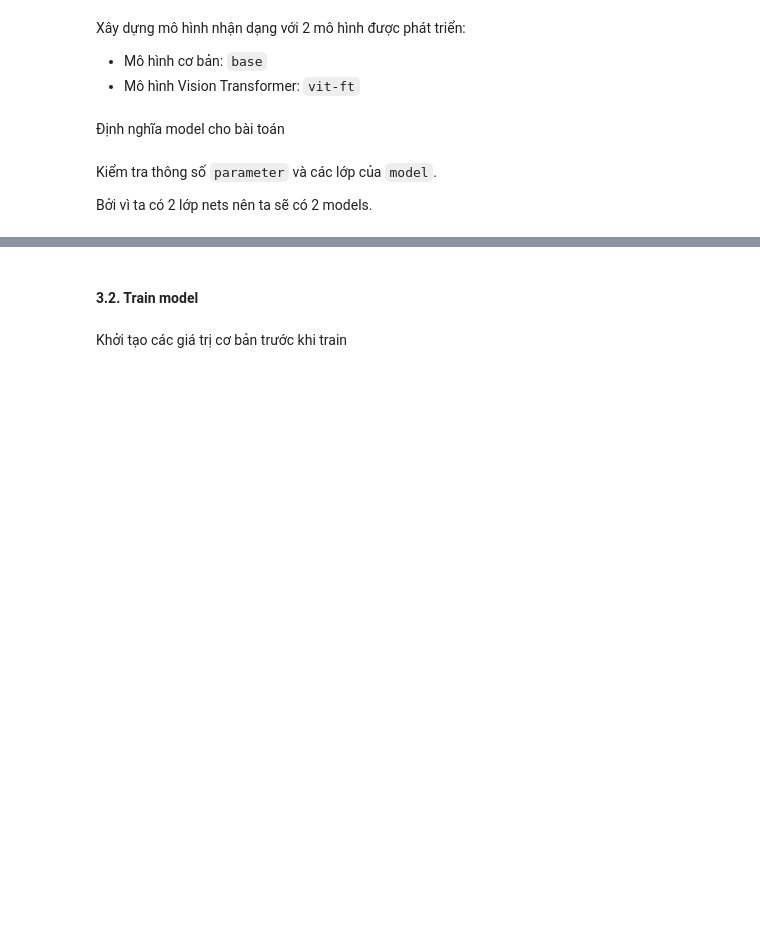
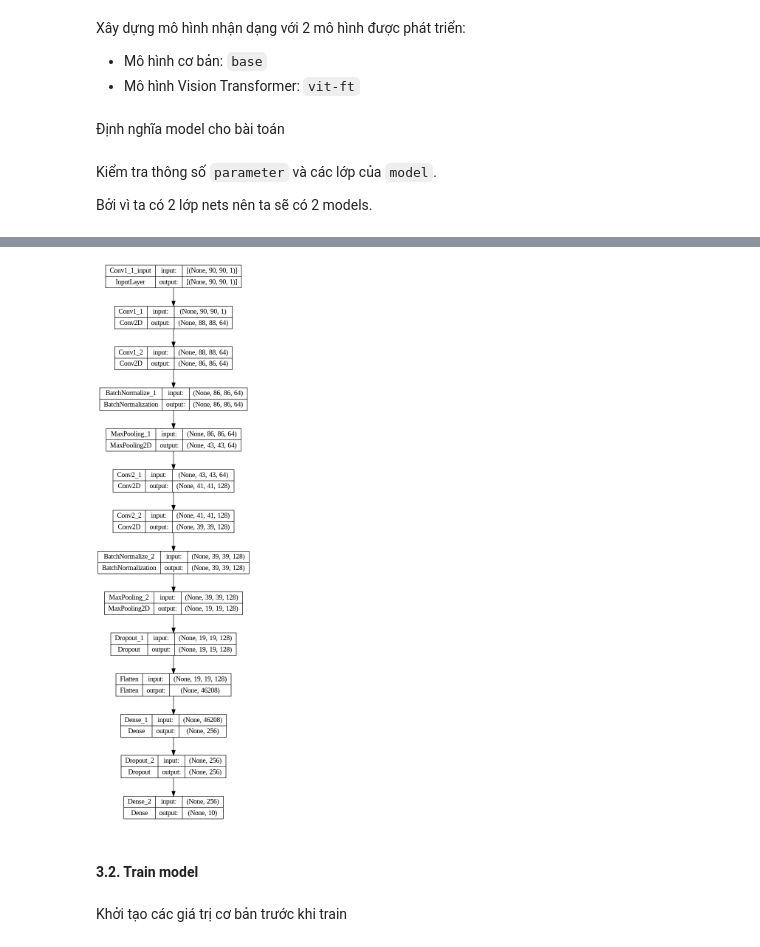
Before and after one commit to yakhimm/HW-FingerprintRecognition, a Jupyter notebook: classify.ipynb, the cells around one changed output, grey strips where cells are left out. Cells and saved outputs as stored; diff of their text form; code cells hidden in the pictures; blank space fills up the shorter version.

```diff
--- a/classify.ipynb
+++ b/classify.ipynb
@@ -425,4 +464,9 @@ Non-trainable params: 448
 _________________________________________________________________
+# %%
+#Plot Finger model graph in layers
+plot_model(model[1], show_shapes=True, to_file=f'{TRAIN_DIR}/structure-FingNum-model.png')
+# %% [output]
+[figure, added]
 # %% [markdown]
 #### 3.2. Train model
 # %% [markdown]
```
Also changed, not shown: parts of 21 cells of this notebook, 15 other files.
